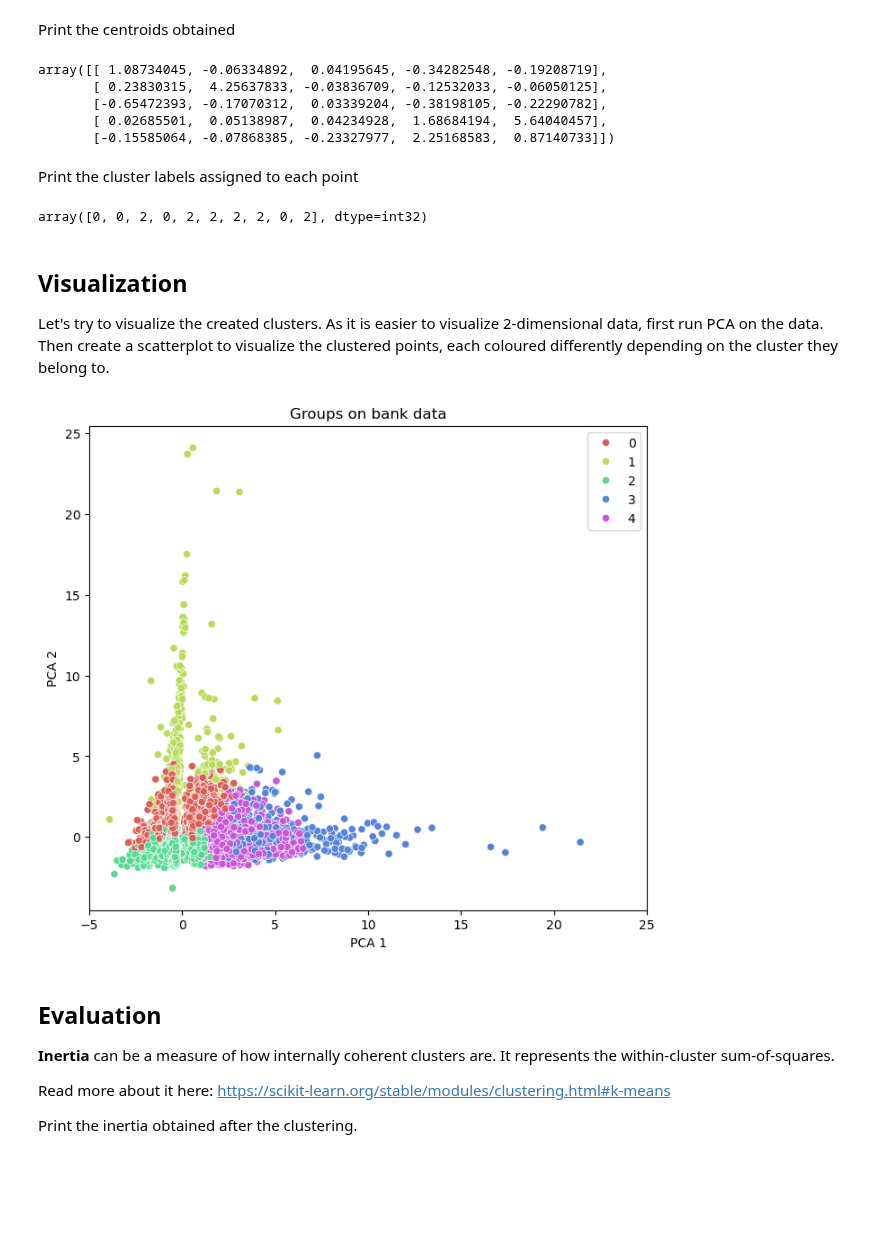
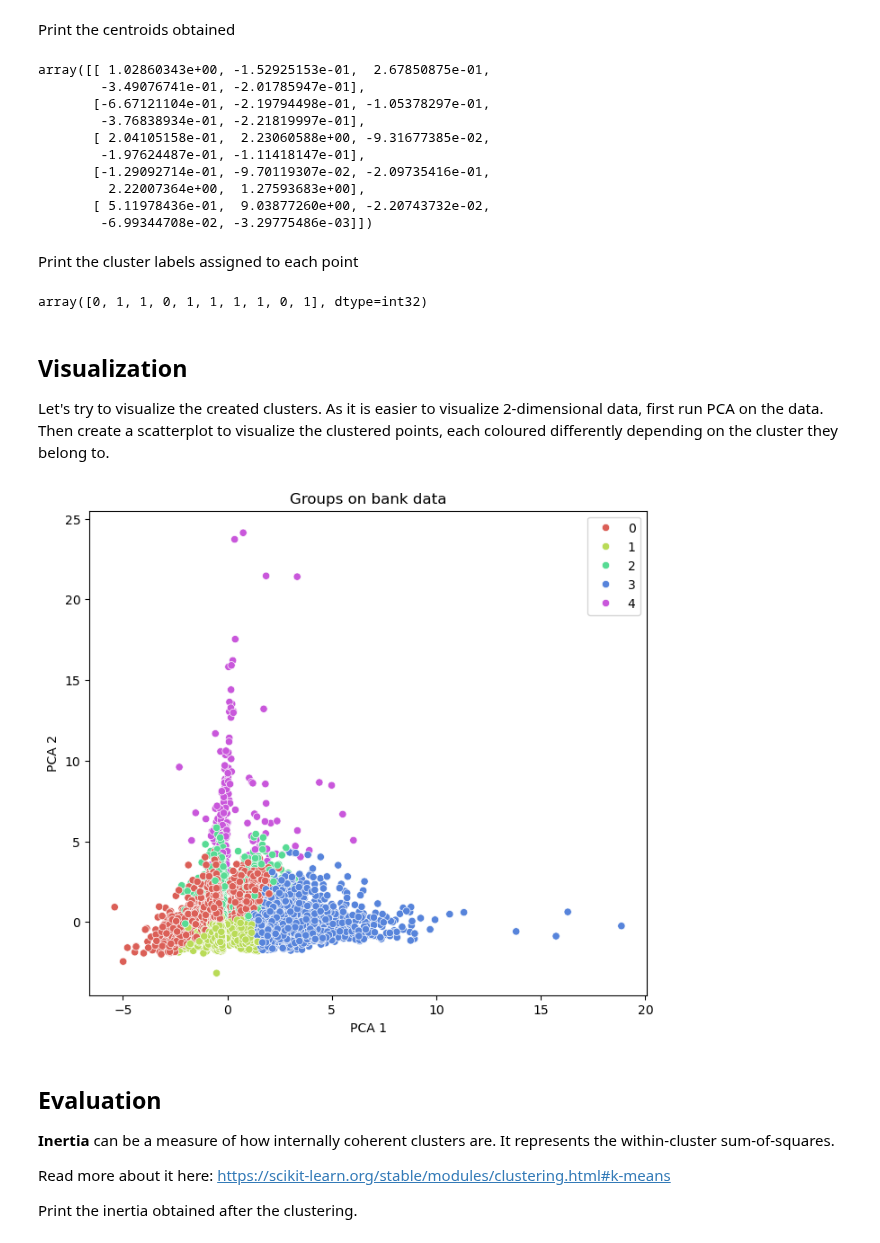
Before and after one commit to ThibaultLaunois/CampNum-12_ML2_Classification_and_Clustering, a Jupyter notebook: ML2.3_clustering_intro/notebook/Clustering_v2.ipynb, the cells around one changed output. Saved outputs shown, nothing was run; the diff lists cells and outputs as text; code cells hidden in the pictures; blank space fills up the shorter version.

Commit message:
fix: it3 remove outlier of previous

```diff
--- a/ML2.3_clustering_intro/notebook/Clustering_v2.ipynb
+++ b/ML2.3_clustering_intro/notebook/Clustering_v2.ipynb
@@ -124,3 +122,7 @@ df_norm=preprocessor.fit_transform(df)
+# %%
+df_norm=preprocessor.fit_transform(df)
+df_norm=pd.DataFrame(columns=numerical_features, data=df_norm)
+df_norm = df_norm.drop(index=df_norm["previous"].idxmax()) #Very big outlier
 # %%
 # code here
 rcParams['figure.figsize']=(10,8)
@@ -173,18 +175,23 @@ Print the centroids obtained
 # code here
 k_means.cluster_centers_
 # %% [output]
-array([[ 1.08734045, -0.06334892,  0.04195645, -0.34282548, -0.19208719],
-       [ 0.23830315,  4.25637833, -0.03836709, -0.12532033, -0.06050125],
-       [-0.65472393, -0.17070312,  0.03339204, -0.38198105, -0.22290782],
-       [ 0.02685501,  0.05138987,  0.04234928,  1.68684194,  5.64040457],
-       [-0.15585064, -0.07868385, -0.23327977,  2.25168583,  0.87140733]])
+array([[ 1.02860343e+00, -1.52925153e-01,  2.67850875e-01,
+        -3.49076741e-01, -2.01785947e-01],
+       [-6.67121104e-01, -2.19794498e-01, -1.05378297e-01,
+        -3.76838934e-01, -2.21819997e-01],
+       [ 2.04105158e-01,  2.23060588e+00, -9.31677385e-02,
+        -1.97624487e-01, -1.11418147e-01],
+       [-1.29092714e-01, -9.70119307e-02, -2.09735416e-01,
+         2.22007364e+00,  1.27593683e+00],
+       [ 5.11978436e-01,  9.03877260e+00, -2.20743732e-02,
+        -6.99344708e-02, -3.29775486e-03]])
 # %% [markdown]
 Print the cluster labels assigned to each point
 # %%
 # code here
 k_means.labels_[0:10] #Only showing the first 11 points
 # %% [output]
-array([0, 0, 2, 0, 2, 2, 2, 2, 0, 2], dtype=int32)
+array([0, 1, 1, 0, 1, 1, 1, 1, 0, 1], dtype=int32)
 # %% [markdown]
 ## Visualization
 
@@ -198,19 +205,18 @@ df_pca=pca.fit_transform(df_norm)
 # %%
 import seaborn as sns
 rcParams['figure.figsize']=(8,7)
 sns.scatterplot(
     x=df_pca[:,0],
     y=df_pca[:,1],
     hue=k_means.labels_,
     palette=sns.color_palette("hls", 5)
 )
 plt.title("Groups on bank data")
 plt.xlabel("PCA 1")
 plt.ylabel("PCA 2")
-plt.xlim(-5,25)
 plt.show()
 # %% [output]
-[figure, old version]
+[figure, new version]
 # %% [markdown]
 ## Evaluation
 
```
Also changed, not shown: parts of 3 cells of this notebook.
